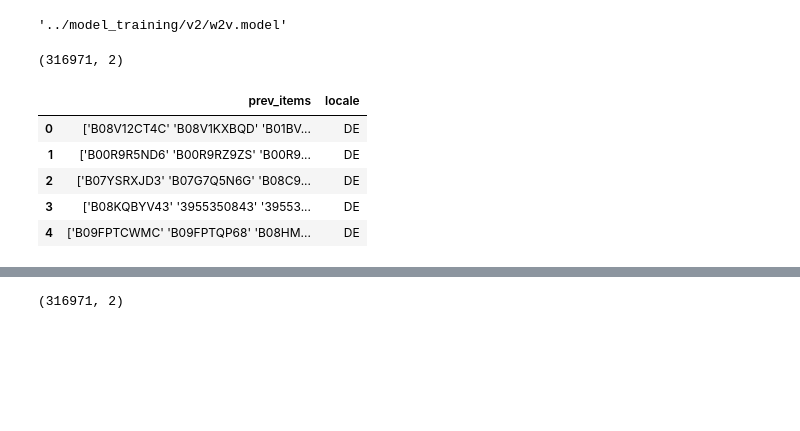
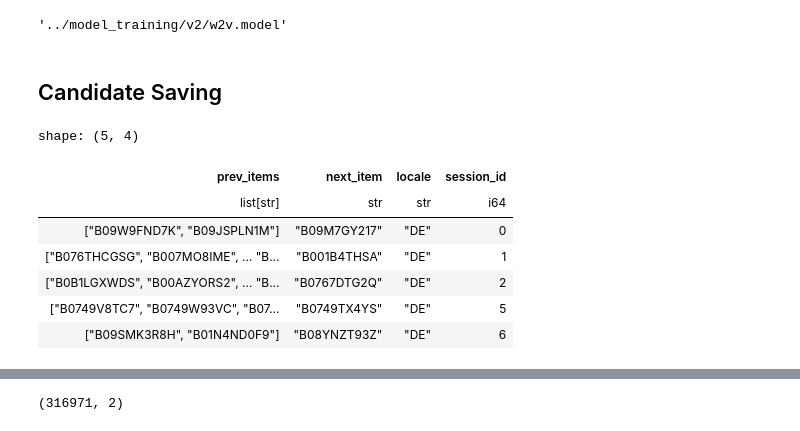
Before and after one commit to xiaoye-hua/Amazon_KDD_Cup_2023, a Jupyter notebook: notebooks/1_task1_word2vector.ipynb, the cells around one changed output, grey strips where cells are left out. Saved outputs shown, nothing was run; the diff lists cells and outputs as text; code cells hidden in the pictures; blank space fills up the shorter version.

```diff
--- a/notebooks/task1_word2vector.ipynb
+++ b/notebooks/1_task1_word2vector.ipynb
@@ -5,7 +5,8 @@
 %autoreload 2
 import sys
 import logging
-sys.path.append('../')
+base_dir = '../'
+sys.path.append(base_dir)
 import os
 from gensim.similarities.annoy import AnnoyIndexer
 
@@ -16,8 +17,10 @@ import numpy as np
 import pandas as pd
 from gensim.models import Word2Vec
 from tqdm import tqdm
-
+import polars as pl
 from annoy import AnnoyIndex
 import polars as pl
-from src.config import eval_data_dir
+import polars as pl
+from utils import *
 from src.eval import get_recall_at_k, pd_get_recall_at_k
+from src.config import raw_data_session_id_dir, candidate_dir
@@ -27,7 +33,10 @@ from src.eval import get_recall_at_k, pd_get_recall_at_k
 debug = False
 
 
-debug_session_num = 1000
+if debug:
+    n_rows = 1000
+else:
+    n_rows = None
 
 train_data_dir = '.'
 test_data_dir = '.'
@@ -45,7 +54,7 @@ w2v_model_file = os.path.join(model_dir, 'w2v.model')
 
 annoy_index_file = os.path.join(model_dir, f'annoy_index_{str(num_tree)}_trees.index')
 
-train_eval_result_file = os.path.join(eval_data_dir, 'train_result_w2v.parquet')
+# train_eval_result_file = os.path.join(eval_data_dir, 'train_result_w2v.parquet')
 # %% [markdown]
 # Function
 # %% [markdown]
@@ -281,14 +289,2 @@ annoy_index.load(annoy_index_file)
-# %%
-
-test_sessions.shape
-# %% [output]
-(316971, 2)
-# %%
-test_sessions.head()
-# %% [output]
-|  | prev_items | locale |
-| 0 | ['B08V12CT4C' 'B08V1KXBQD' 'B01BV... | DE |
-| 1 | ['B00R9R5ND6' 'B00R9RZ9ZS' 'B00R9... | DE |
-| 2 | ['B07YSRXJD3' 'B07G7Q5N6G' 'B08C9... | DE |
-| 3 | ['B08KQBYV43' '3955350843' '39553... | DE |
-| 4 | ['B09FPTCWMC' 'B09FPTQP68' 'B08HM... | DE |
+# %% [markdown]
+## Candidate Saving
@@ -294,0 +293,15 @@ test_sessions.head()
+# %%
+train_pl = pl.scan_parquet(os.path.join(base_dir, raw_data_session_id_dir, 'sessions_train.parquet'), n_rows=n_rows).filter(pl.col('locale').is_in(target_locals)).with_columns(pl.col('prev_items').apply(str2list))
+# df_sess.head(3).collect()
+test_pl = pl.scan_parquet(os.path.join(base_dir, raw_data_session_id_dir, 'sessions_test_task1.parquet'), n_rows=n_rows).with_columns(pl.col('prev_items').apply(str2list))
+# %%
+train_pl.head().collect()
+# %% [output]
+shape: (5, 4)
+| prev_items | next_item | locale | session_id |
+| list[str] | str | str | i64 |
+| ["B09W9FND7K", "B09JSPLN1M"] | "B09M7GY217" | "DE" | 0 |
+| ["B076THCGSG", "B007MO8IME", … "B... | "B001B4THSA" | "DE" | 1 |
+| ["B0B1LGXWDS", "B00AZYORS2", … "B... | "B0767DTG2Q" | "DE" | 2 |
+| ["B0749V8TC7", "B0749W93VC", "B07... | "B0749TX4YS" | "DE" | 5 |
+| ["B09SMK3R8H", "B01N4ND0F9"] | "B08YNZT93Z" | "DE" | 6 |
```
Also changed, not shown: parts of 14 cells of this notebook, 4 other files.
